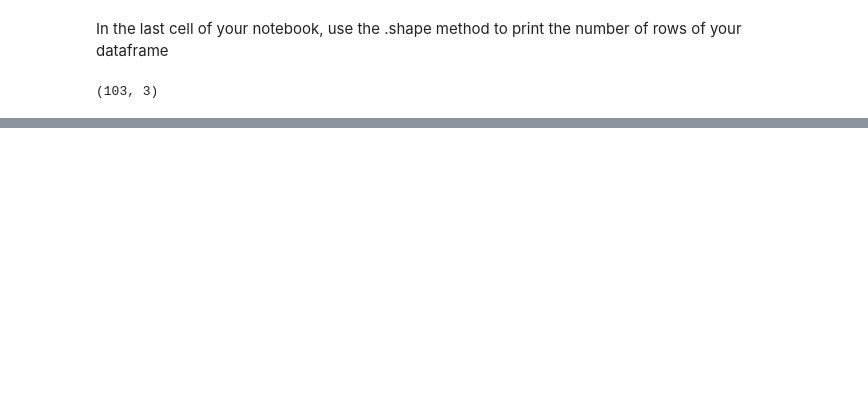
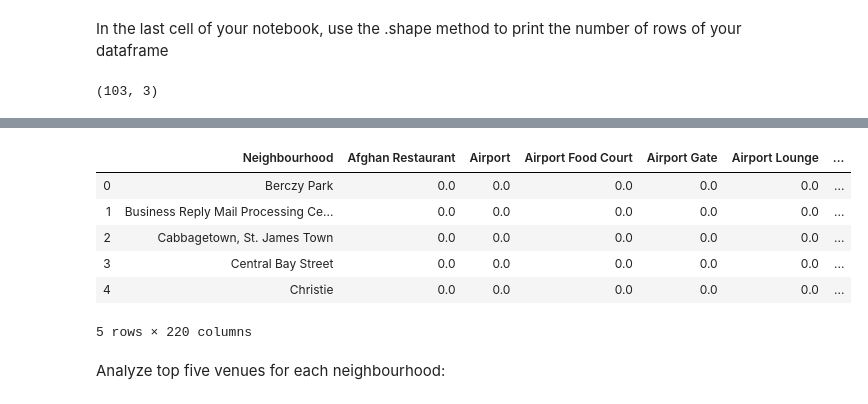
Before and after one commit to MargRoj/Capstone, a Jupyter notebook: Week 3 - Applied data Science Capstone (City Data).ipynb, the cells around one changed output, grey strips where cells are left out. Cells and saved outputs as stored; diff of their text form; code cells hidden in the pictures; blank space fills up the shorter version.

```diff
--- a/Week 3 - Applied data Science Capstone (City Data).ipynb
+++ b/Week 3 - Applied data Science Capstone (City Data).ipynb
@@ -96,0 +339,13 @@ df1.shape
+# %%
+to_grouped = to_onehot.groupby('Neighbourhood').mean().reset_index()
+to_grouped.head()
+# %% [output]
+|  | Neighbourhood | Afghan Restaurant | Airport | Airport Food Court | Airport Gate | Airport Lounge | ... |
+| 0 | Berczy Park | 0.0 | 0.0 | 0.0 | 0.0 | 0.0 | ... |
+| 1 | Business Reply Mail Processing Ce... | 0.0 | 0.0 | 0.0 | 0.0 | 0.0 | ... |
+| 2 | Cabbagetown, St. James Town | 0.0 | 0.0 | 0.0 | 0.0 | 0.0 | ... |
+| 3 | Central Bay Street | 0.0 | 0.0 | 0.0 | 0.0 | 0.0 | ... |
+| 4 | Christie | 0.0 | 0.0 | 0.0 | 0.0 | 0.0 | ... |
+5 rows × 220 columns
+# %% [markdown]
+Analyze top five venues for each neighbourhood:
```
Also changed, not shown: parts of 47 cells of this notebook.
